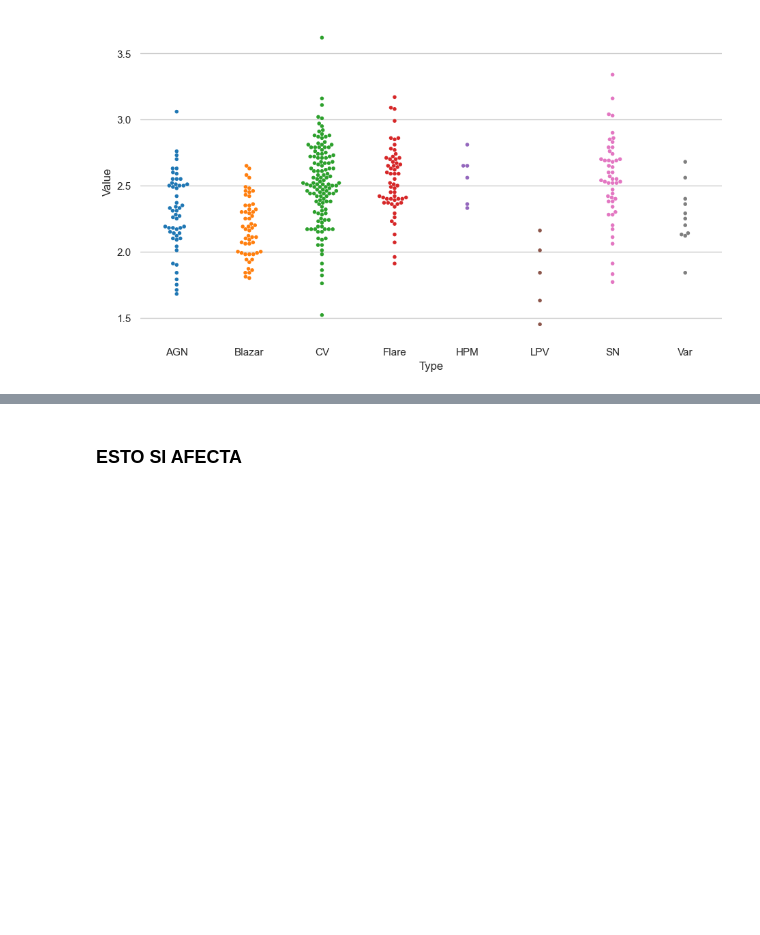
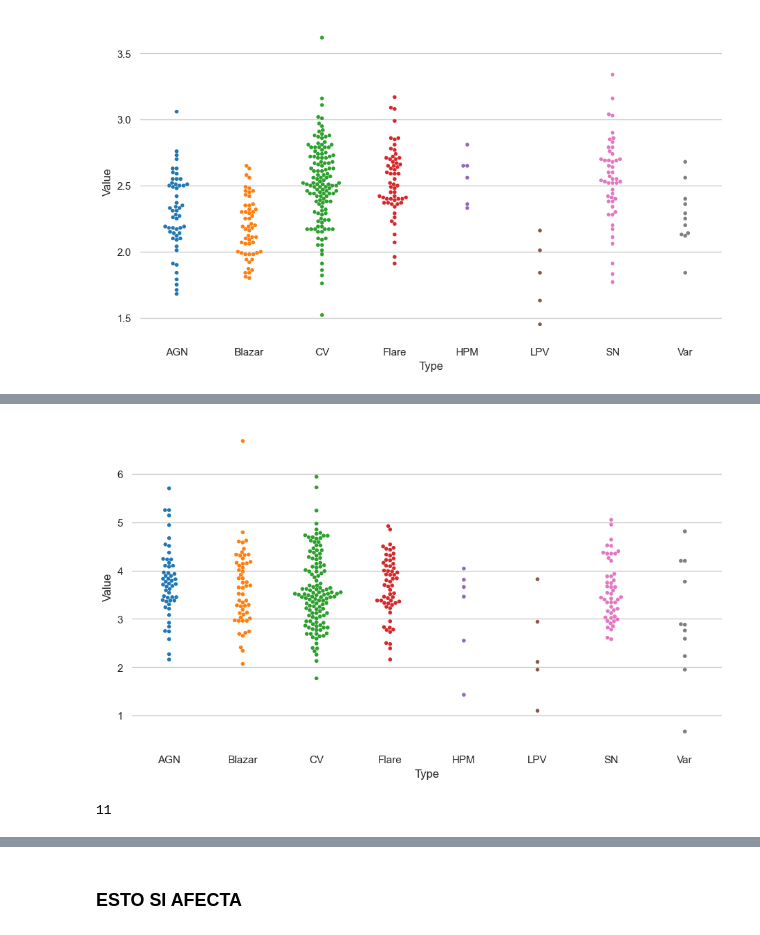
Before and after one commit to JesusPetro/mantra, a Jupyter notebook: Scripts/app.ipynb, the cells around one changed output, grey strips where cells are left out. Cells and saved outputs as stored; diff of their text form; code cells hidden in the pictures; blank space fills up the shorter version.

```diff
--- a/Scripts/app.ipynb
+++ b/Scripts/app.ipynb
@@ -372,0 +456,17 @@ sns.despine(left=True, bottom=True)
+# %%
+sns.set_theme(style="whitegrid")
+
+f, ax = plt.subplots(figsize=(11, 6))
+
+palette = sns.color_palette("viridis", as_cmap=True)
+
+sns.swarmplot(data=df_resultH, x="Type", y="Value", hue="Type", palette='tab10', size=4, legend=False)
+sns.despine(left=True, bottom=True)
+# %% [output]
+[figure, added]
+# %%
+type = 'Var'
+tran2_id = loader_transient[type].transient['ID'].unique()
+print(len(tran2_id))
+# %% [output]
+11
```
Also changed, not shown: parts of 12 cells of this notebook, 1 other file.
